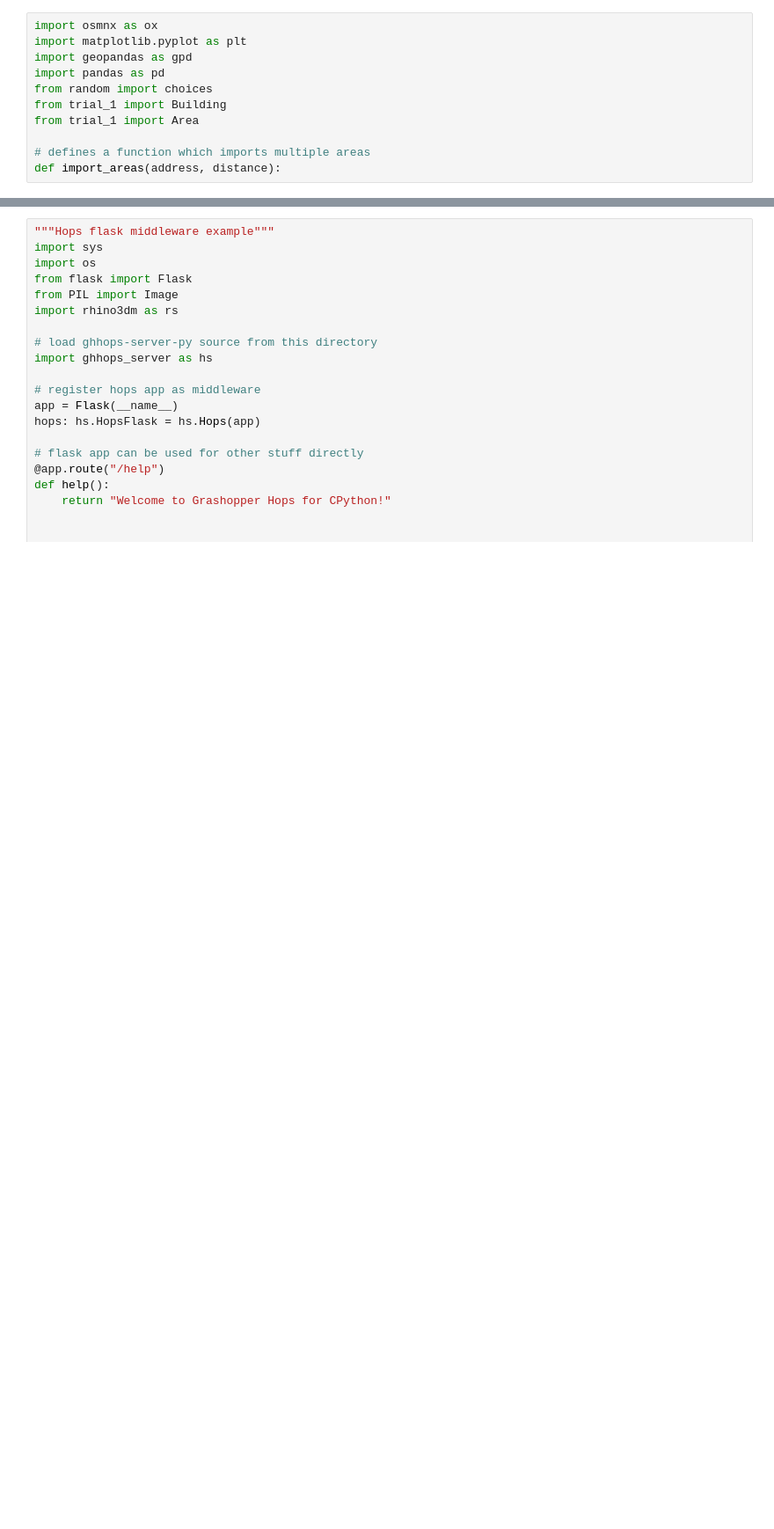
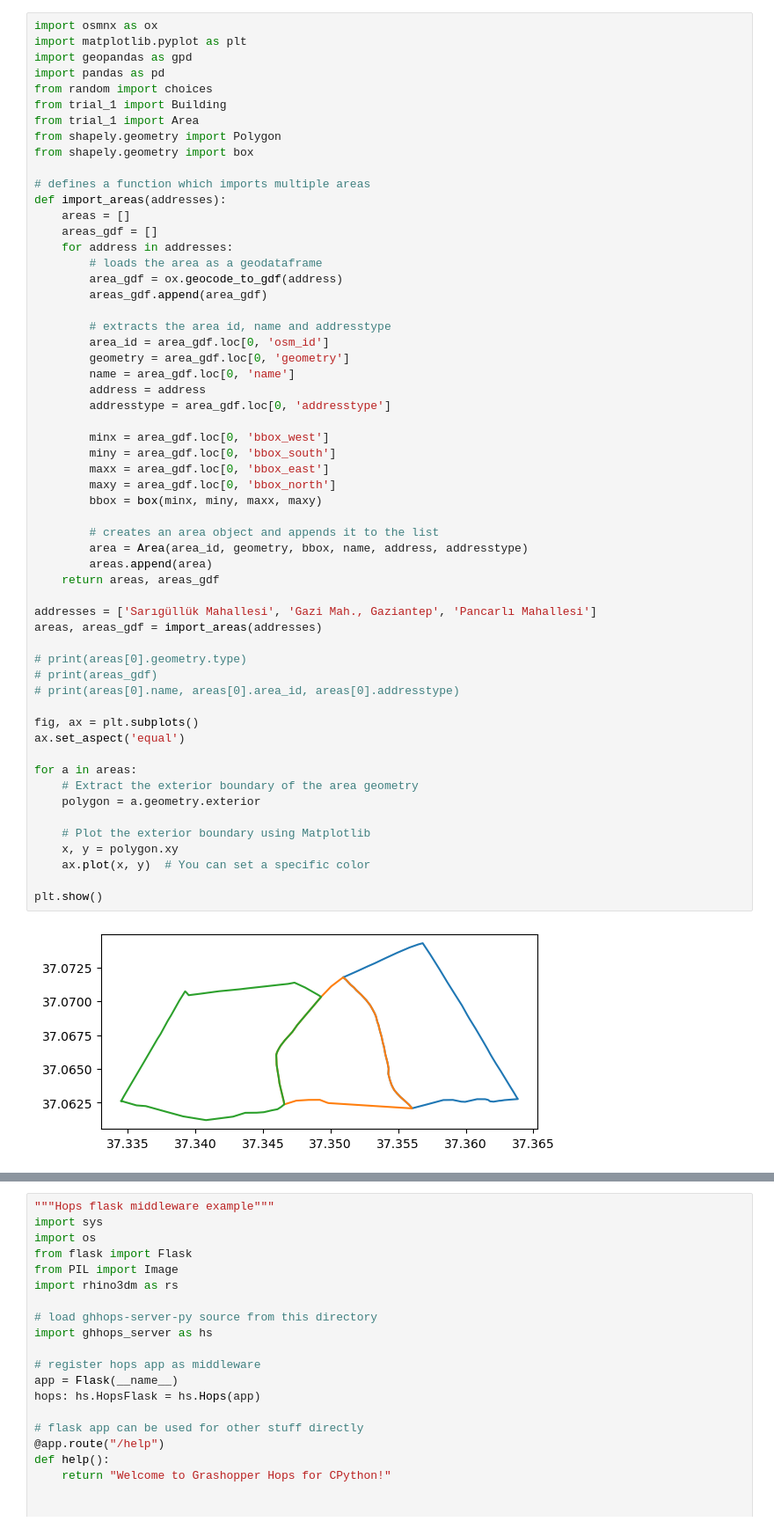
Before and after one commit to shreyakejriwal02/SARO_CORE2023, a Jupyter notebook: import_map.ipynb, the cells around one changed output, grey strips where cells are left out. Shown at 88% size. Drawn from its saved outputs; the diff is of its cells as text; blank space fills up the shorter version.

```diff
--- a/import_map.ipynb
+++ b/import_map.ipynb
@@ -1,13 +1,61 @@
-# %%
-import osmnx as ox
-import matplotlib.pyplot as plt
-import geopandas as gpd
-import pandas as pd
-from random import choices
-from trial_1 import Building
-from trial_1 import Area
-
-# defines a function which imports multiple areas
-def import_areas(address, distance):
+# %%
+import osmnx as ox
+import matplotlib.pyplot as plt
+import geopandas as gpd
+import pandas as pd
+from random import choices
+from trial_1 import Building
+from trial_1 import Area
+from shapely.geometry import Polygon
+from shapely.geometry import box
+
+# defines a function which imports multiple areas
+def import_areas(addresses):
+    areas = []
+    areas_gdf = []
+    for address in addresses:
+        # loads the area as a geodataframe
+        area_gdf = ox.geocode_to_gdf(address)
+        areas_gdf.append(area_gdf)
+
+        # extracts the area id, name and addresstype
+        area_id = area_gdf.loc[0, 'osm_id']
+        geometry = area_gdf.loc[0, 'geometry']
+        name = area_gdf.loc[0, 'name']
+        address = address
+        addresstype = area_gdf.loc[0, 'addresstype']
+
+        minx = area_gdf.loc[0, 'bbox_west']
+        miny = area_gdf.loc[0, 'bbox_south']
+        maxx = area_gdf.loc[0, 'bbox_east']
+        maxy = area_gdf.loc[0, 'bbox_north']
+        bbox = box(minx, miny, maxx, maxy)
+
+        # creates an area object and appends it to the list
+        area = Area(area_id, geometry, bbox, name, address, addresstype)
+        areas.append(area)
+    return areas, areas_gdf
+
+addresses = ['Sarıgüllük Mahallesi', 'Gazi Mah., Gaziantep', 'Pancarlı Mahallesi']
+areas, areas_gdf = import_areas(addresses)
+
+# print(areas[0].geometry.type)
+# print(areas_gdf)
+# print(areas[0].name, areas[0].area_id, areas[0].addresstype)
+
+fig, ax = plt.subplots()
+ax.set_aspect('equal')
+
+for a in areas:
+    # Extract the exterior boundary of the area geometry
+    polygon = a.geometry.exterior
+
+    # Plot the exterior boundary using Matplotlib
+    x, y = polygon.xy
+    ax.plot(x, y)  # You can set a specific color
+
+plt.show()
+# %% [output]
+[figure, added]
 # %%
 # defines a function which imports all buildings in an area
```
Also changed, not shown: parts of 6 cells of this notebook, 15 other files.
